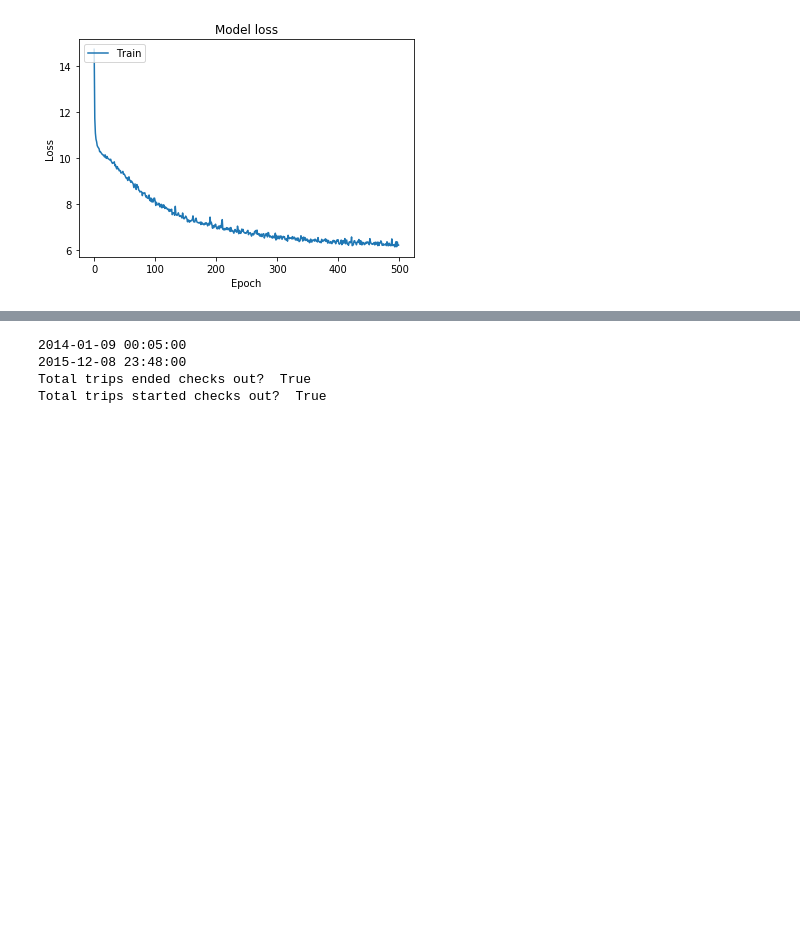
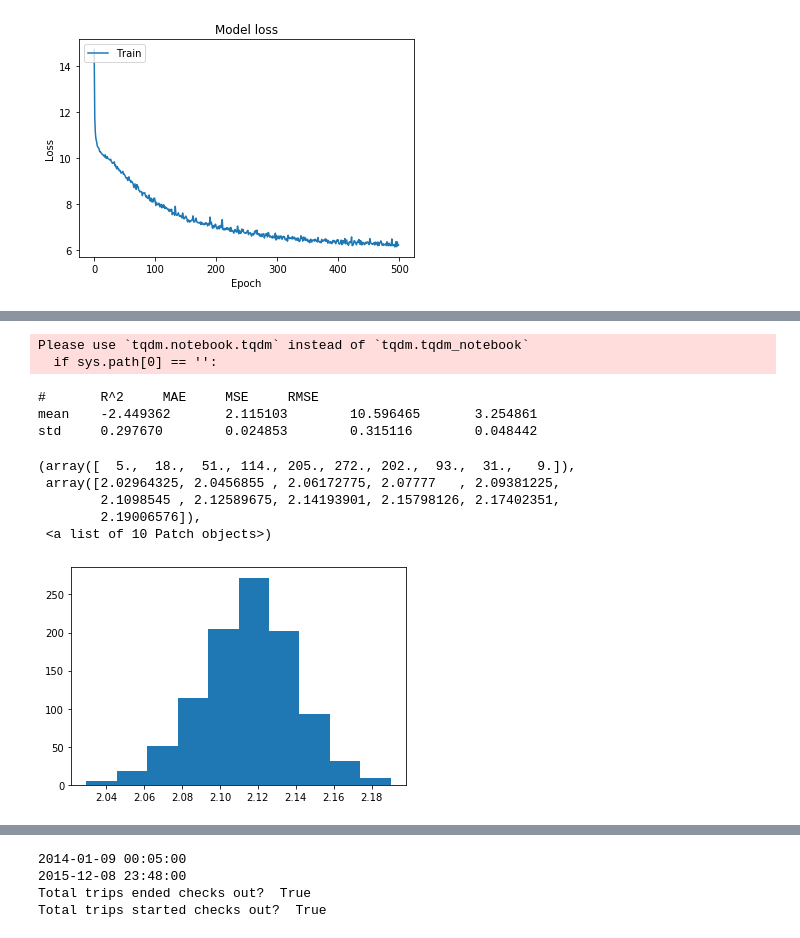
Before and after one commit to t-nel-95/codility-ml-test, a Jupyter notebook: Rough work.ipynb, the cells around one changed output, grey strips where cells are left out. Drawn from its saved outputs; the diff is of its cells as text; code cells hidden in the pictures; blank space fills up the shorter version.

```diff
--- a/Dataroots Codility Test.ipynb
+++ b/Rough work.ipynb
@@ -913,0 +968,53 @@ plt.show()
+# %%
+# to be silly, let's try the model on random samples of all the data
+num_tests = 1000
+sample_size = 10000
+
+#print('#\tR^2\tMAE\tMSE\tRMSE')
+
+r2 = []
+mae = []
+mse = []
+rmse = []
+
+for i in tqdm_notebook(range(num_tests)):
+    sample = dataset.sample(sample_size, replace=True)
+    #display(sample)
+    X = scaler.transform(sample[['Lat', 'Long', 'Hour (sine)', 'Hour (cosine)']])
+    #display(X)
+    y = sample['Net Rate']
+    #display(y)
+    y_pred = rf_dup.predict(X)
+    #display(y_pred)
+
+    r2_score = rf_dup.score(X, y)
+    mae_score = metrics.mean_absolute_error(y, y_pred)
+    mse_score = metrics.mean_squared_error(y, y_pred)
+    rmse_score = np.sqrt(metrics.mean_squared_error(y, y_pred))
+
+    r2.append(r2_score)
+    mae.append(mae_score)
+    mse.append(mse_score)
+    rmse.append(rmse_score)
+
+    #print('%d\t%d\t%d\t%d\t%d' % (i,r2_score, mae_score, mse_score, rmse_score))
+
+print('#\tR^2\tMAE\tMSE\tRMSE')
+
+print('%s\t%f\t%f\t%f\t%f' % ('mean',np.mean(r2), np.mean(mae), np.mean(mse), np.mean(rmse)))
+print('%s\t%f\t%f\t%f\t%f' % ('std',np.std(r2), np.std(mae), np.std(mse), np.std(rmse)))
+# %% [output]
+Please use `tqdm.notebook.tqdm` instead of `tqdm.tqdm_notebook`
+  if sys.path[0] == '':
+#       R^2     MAE     MSE     RMSE
+mean    -2.449362       2.115103        10.596465       3.254861
+std     0.297670        0.024853        0.315116        0.048442
+# %%
+plt.hist(mae)
+# %% [output]
+(array([  5.,  18.,  51., 114., 205., 272., 202.,  93.,  31.,   9.]),
+ array([2.02964325, 2.0456855 , 2.06172775, 2.07777   , 2.09381225,
+        2.1098545 , 2.12589675, 2.14193901, 2.15798126, 2.17402351,
+        2.19006576]),
+ <a list of 10 Patch objects>)
+[figure, added]
```
Also changed, not shown: parts of 7 cells of this notebook, 5 other files.
